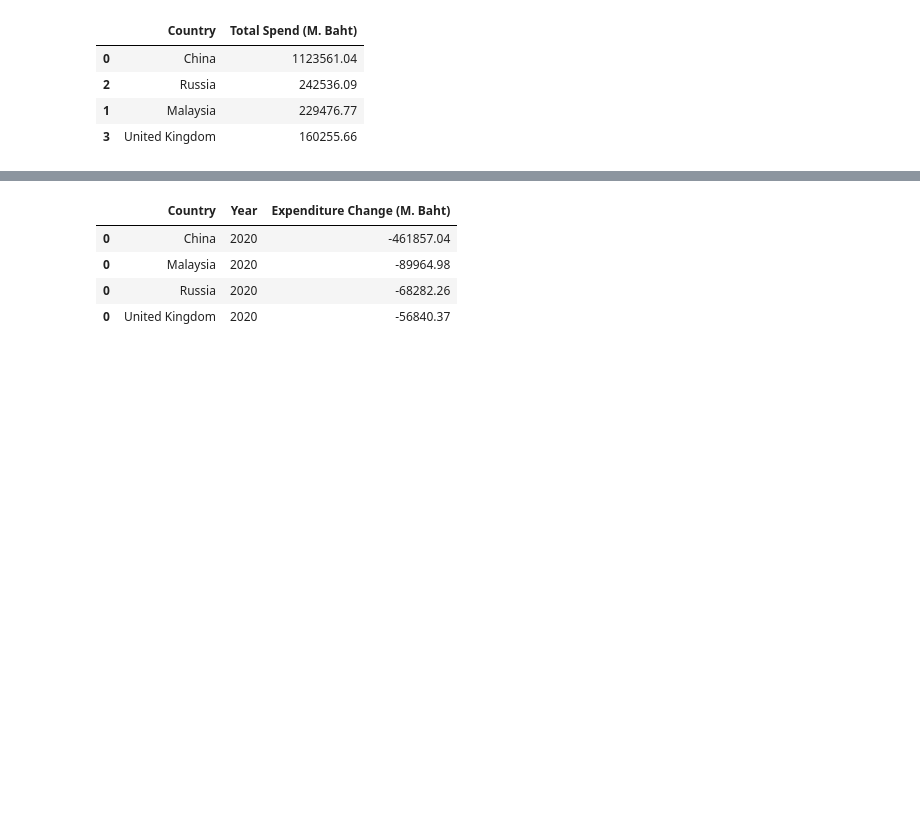
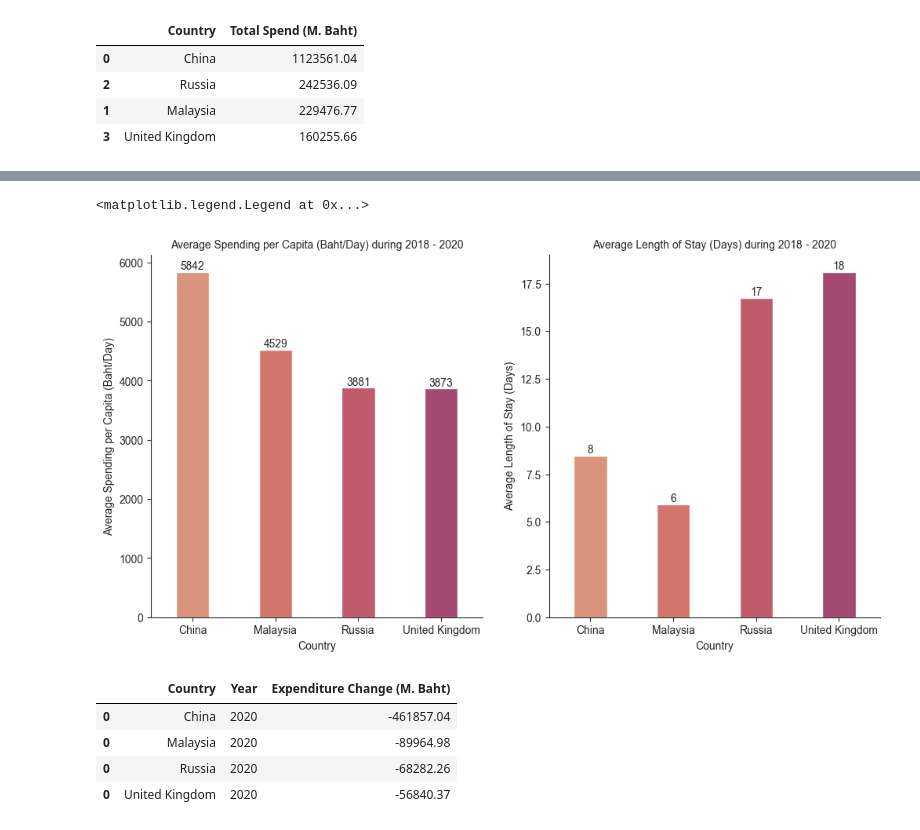
Before and after one commit to eatrabyo/dads-5001-mini-project, a Jupyter notebook: Analysis.ipynb, the cells around one changed output, grey strips where cells are left out. Drawn from its saved outputs; the diff is of its cells as text; code cells hidden in the pictures; blank space fills up the shorter version.

```diff
--- a/Analysis.ipynb
+++ b/Analysis.ipynb
@@ -487,4 +554,34 @@ top_visitor.groupby('Country')[['Spending per Capita (Baht/Day)','Length of Stay
 | 1 | Malaysia | 4528.530000 | 5.933333 |
 | 2 | Russia | 3880.556667 | 16.746667 |
 | 3 | United Kingdom | 3873.170000 | 18.110000 |
+# %%
+# Create the subplots
+fig, (axes1,axes2) = plt.subplots(1, 2, figsize=(12, 6))
+
+# First subplot: line plot of num_arrival over the years
+sns.barplot(data=per_capita, x='Country', y='Average Spending per Capita (Baht/Day)', hue='Country', ax = axes1, width=0.4, dodge=False,
+            palette=color)
+sns.barplot(data=per_capita, x='Country', y='Average Length of Stay (Days)', hue='Country', ax = axes2, width=0.4, dodge=False,
+            palette=color)
+
+
+# Add annotations
+for p in axes1.containers:
+    axes1.bar_label(p, label_type='edge', fontsize=10,fmt='%1.0f')
+
+for p in axes2.containers:
+    axes2.bar_label(p, label_type='edge', fontsize=10,fmt='%1.0f')
+
+axes1.set_title('Average Spending per Capita (Baht/Day) during 2018 - 2020',fontdict={'size':10})
+axes1.set_xlabel('Country')
+axes1.set_ylabel('Average Spending per Capita (Baht/Day)')
+axes1.legend([],[], frameon=False)
+
+axes2.set_title('Average Length of Stay (Days) during 2018 - 2020',fontdict={'size':10})
+axes2.set_xlabel('Country')
+axes2.set_ylabel('Average Length of Stay (Days)')
+axes2.legend([],[], frameon=False)
+# %% [output]
+<matplotlib.legend.Legend at 0x...>
+[figure, added]
 # %%
```
Also changed, not shown: parts of 9 cells of this notebook.
